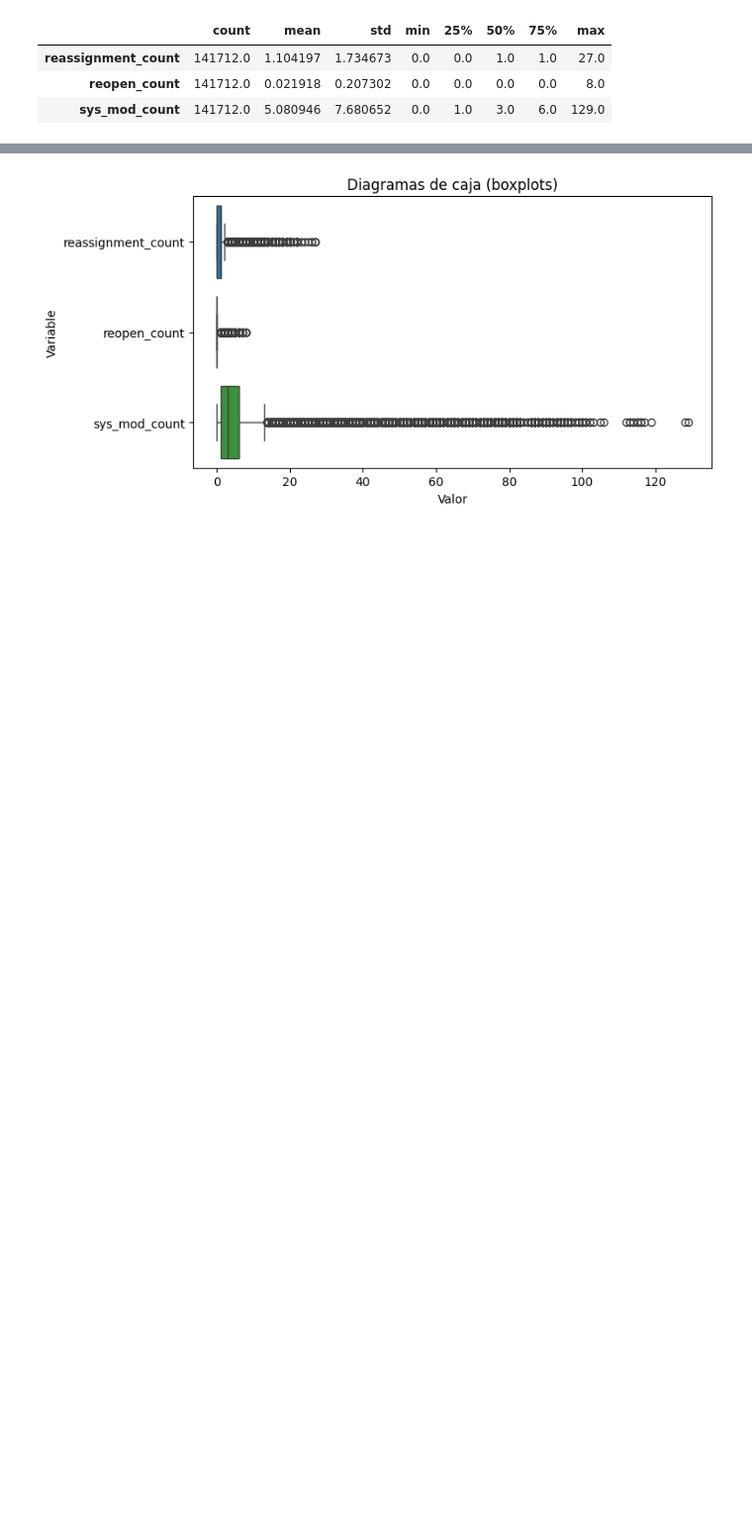
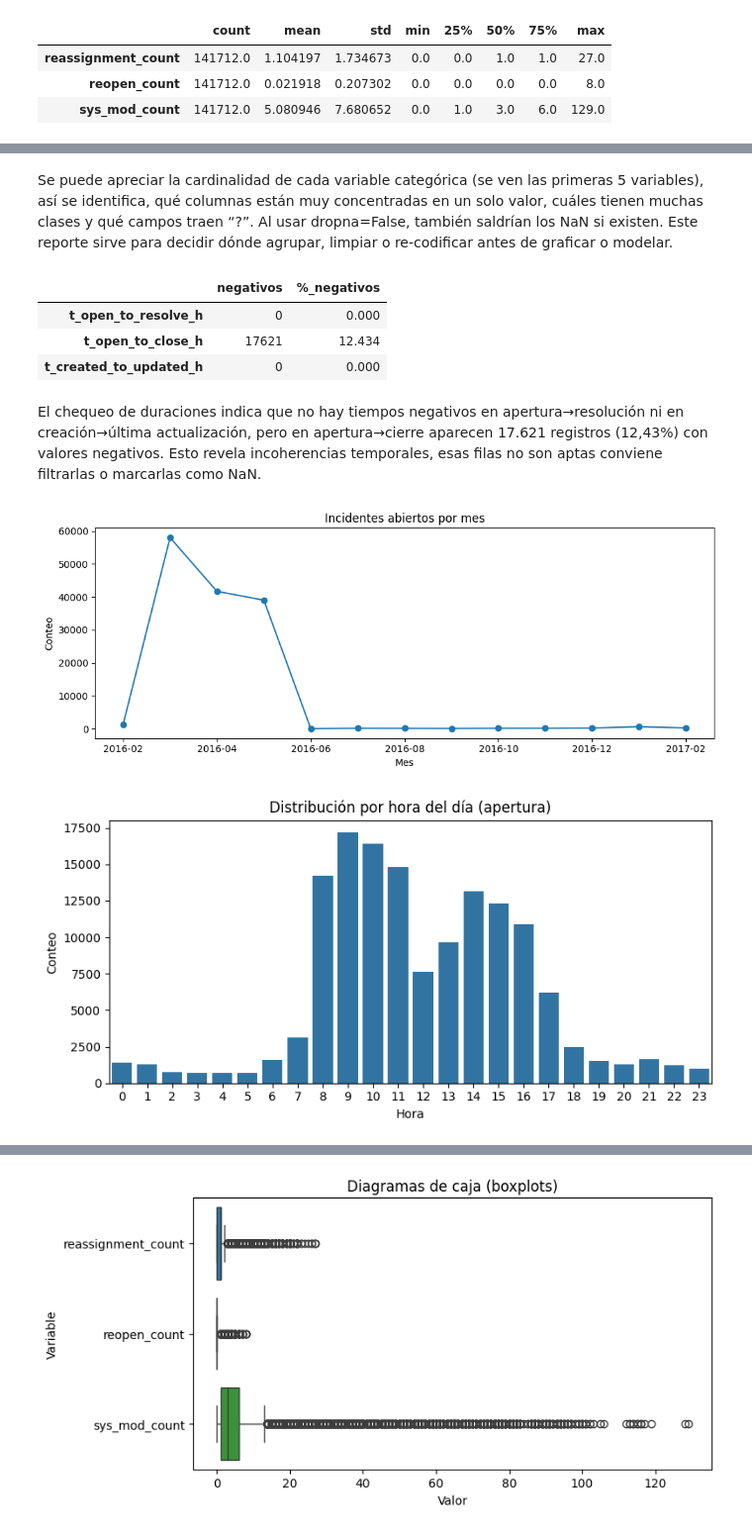
Before and after one commit to santiagolievano/Proyecto1_Atencion_de_Incidentes, a Jupyter notebook: Exploración.ipynb, the cells around one changed output, grey strips where cells are left out. Shown at 99% size. Drawn from its saved outputs; the diff is of its cells as text; code cells hidden in the pictures; blank space fills up the shorter version.

```diff
--- a/Exploración.ipynb
+++ b/Exploración.ipynb
@@ -138 +231,16 @@ Active                38716
 Name: count, dtype: int64
+# %% [markdown]
+Se puede apreciar la cardinalidad de cada variable categórica (se ven las primeras 5 variables), así se identifica, qué columnas están muy concentradas en un solo valor, cuáles tienen muchas clases y qué campos traen “?”. Al usar dropna=False, también saldrían los NaN si existen. Este reporte sirve para decidir dónde agrupar, limpiar o re-codificar antes de graficar o modelar.
+# %%
+dur_cols = [c for c in ["t_open_to_resolve_h","t_open_to_close_h","t_created_to_updated_h"] if c in df.columns]
+
+anoms = (df[dur_cols] < 0).sum().to_frame("negativos")
+anoms["%_negativos"] = (anoms["negativos"] / len(df) * 100).round(3)
+anoms
+# %% [output]
+|  | negativos | %_negativos |
+| t_open_to_resolve_h | 0 | 0.000 |
+| t_open_to_close_h | 17621 | 12.434 |
+| t_created_to_updated_h | 0 | 0.000 |
+# %% [markdown]
+El chequeo de duraciones indica que no hay tiempos negativos en apertura→resolución ni en creación→última actualización, pero en apertura→cierre aparecen 17.621 registros (12,43%) con valores negativos. Esto revela incoherencias temporales, esas filas no son aptas conviene filtrarlas o marcarlas como NaN.
@@ -138,0 +250,19 @@ Name: count, dtype: int64
+# %%
+#    A) Conteo de incidentes abiertos por mes
+if "opened_month" in df.columns:
+    plt.figure(figsize=(10,4))
+    df["opened_month"].value_counts().sort_index().plot(kind="line", marker="o")
+    plt.title("Incidentes abiertos por mes")
+    plt.xlabel("Mes"); plt.ylabel("Conteo")
+    plt.tight_layout(); plt.show()
+
+#    B) Distribución de horas del día (apertura)
+if "opened_hour" in df.columns:
+    plt.figure(figsize=(8,4))
+    sns.countplot(x="opened_hour", data=df, order=sorted(df["opened_hour"].dropna().unique()))
+    plt.title("Distribución por hora del día (apertura)")
+    plt.xlabel("Hora"); plt.ylabel("Conteo")
+    plt.tight_layout(); plt.show()
+# %% [output]
+[figure, added]
+[figure, added]
```
Also changed, not shown: parts of 27 cells of this notebook.
